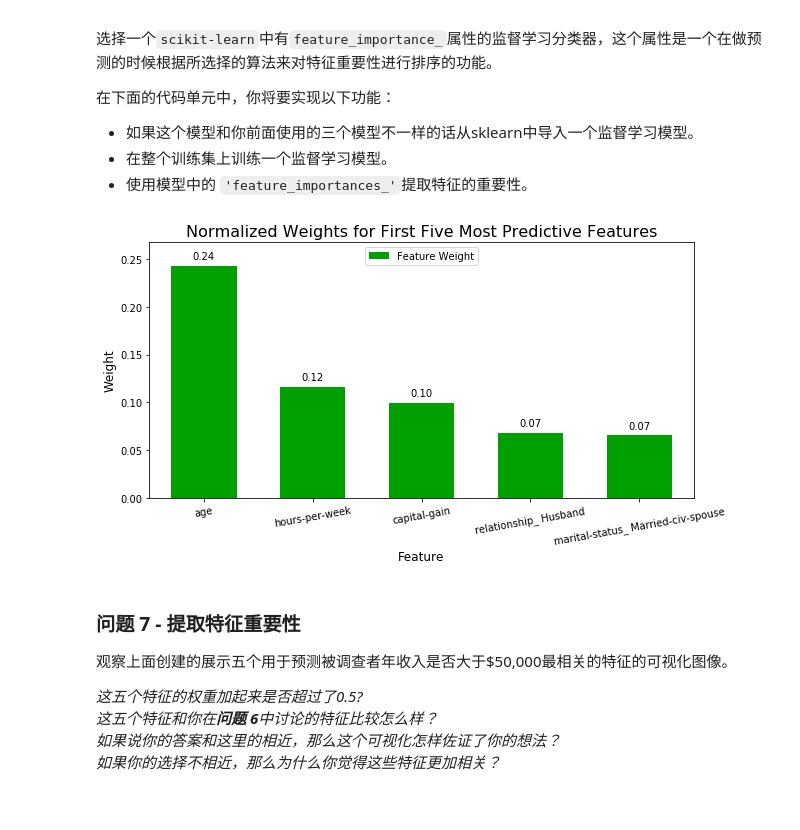
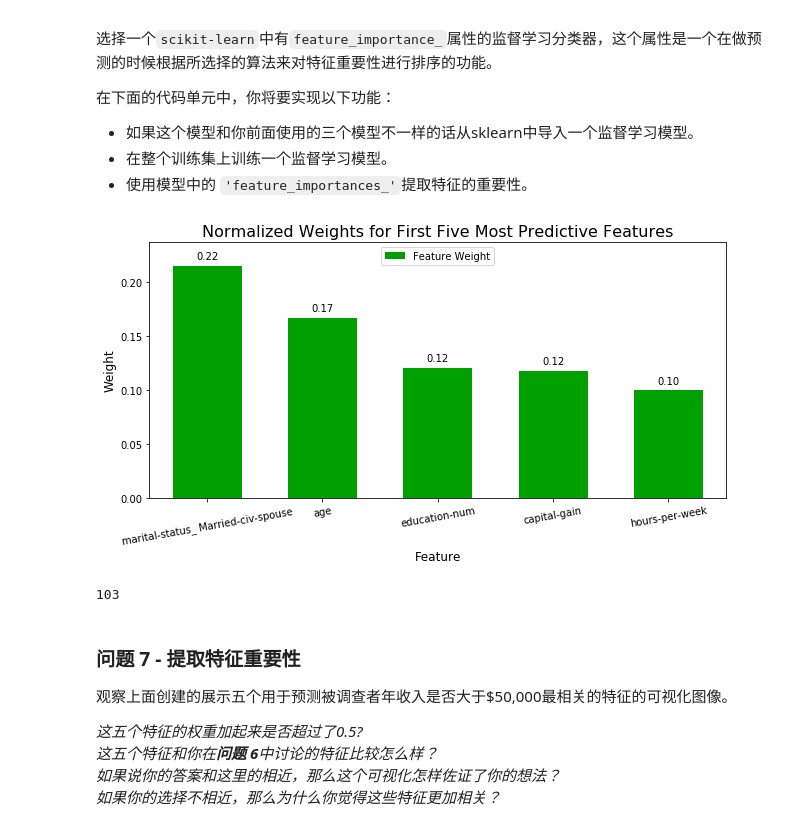
Before and after one commit to htliujy/finding_donors, a Jupyter notebook: finding_donors.ipynb, the cells around one changed output. Saved outputs shown, nothing was run; the diff lists cells and outputs as text; code cells hidden in the pictures.

```diff
--- a/finding_donors.ipynb
+++ b/finding_donors.ipynb
@@ -627,16 +647,22 @@ _在这十三个记录中，你认为哪五个特征对于预测是最重要的
 # %%
 # TODO：导入一个有'feature_importances_'的监督学习模型
 
 # TODO：在训练集上训练一个监督学习模型
-model = RandomForestClassifier(random_state=0)
+model = DecisionTreeClassifier(random_state=0)
 model = model.fit(X_train,y_train)
 # TODO： 提取特征重要性
 importances = model.feature_importances_
+"""
+for i in range(len(importances)):
+    print(X_train.columns[i],":",importances[i])
 
+"""
 # 绘图
 vs.feature_plot(importances, X_train, y_train)
+print(X_train.shape[1])
 # %% [output]
-[figure, old version]
+[figure, new version]
+103
 # %% [markdown]
 ### 问题 7 - 提取特征重要性
 观察上面创建的展示五个用于预测被调查者年收入是否大于\$50,000最相关的特征的可视化图像。
```
Also changed, not shown: parts of 21 cells of this notebook, 2 other files.
